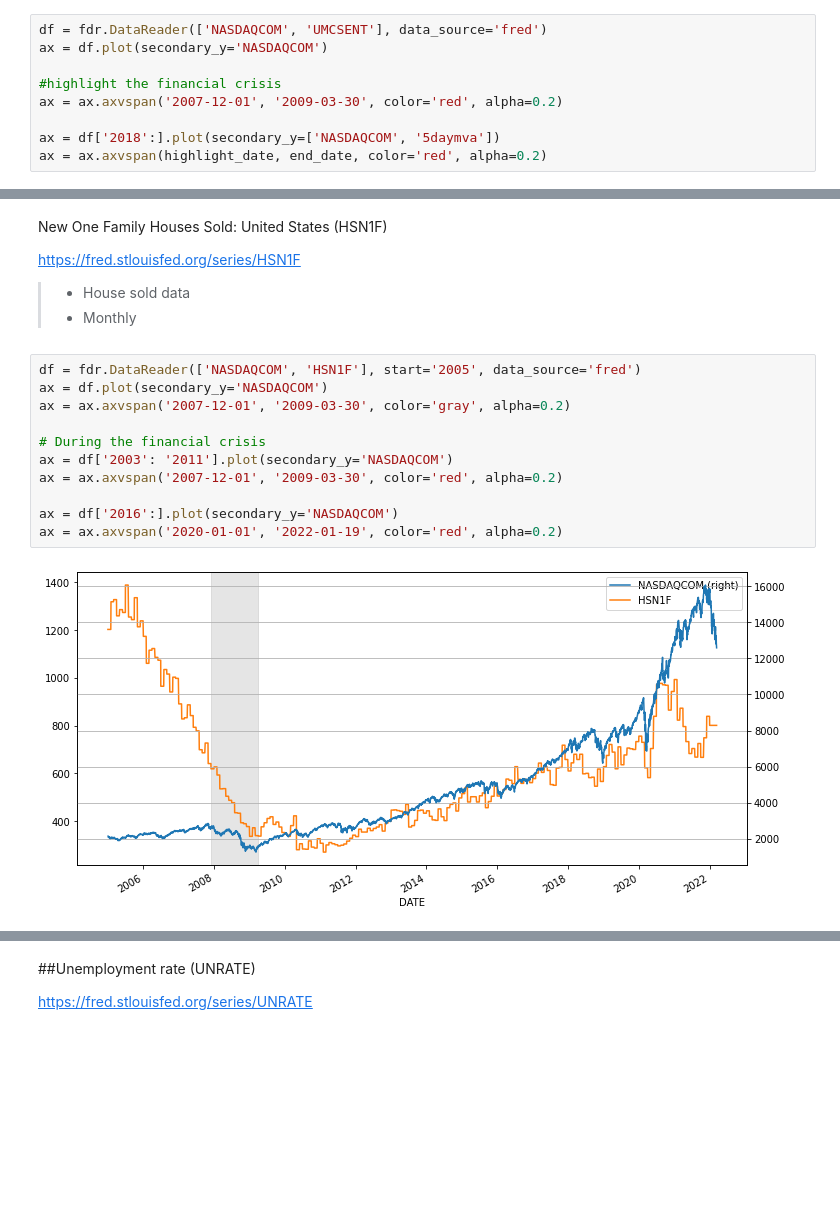
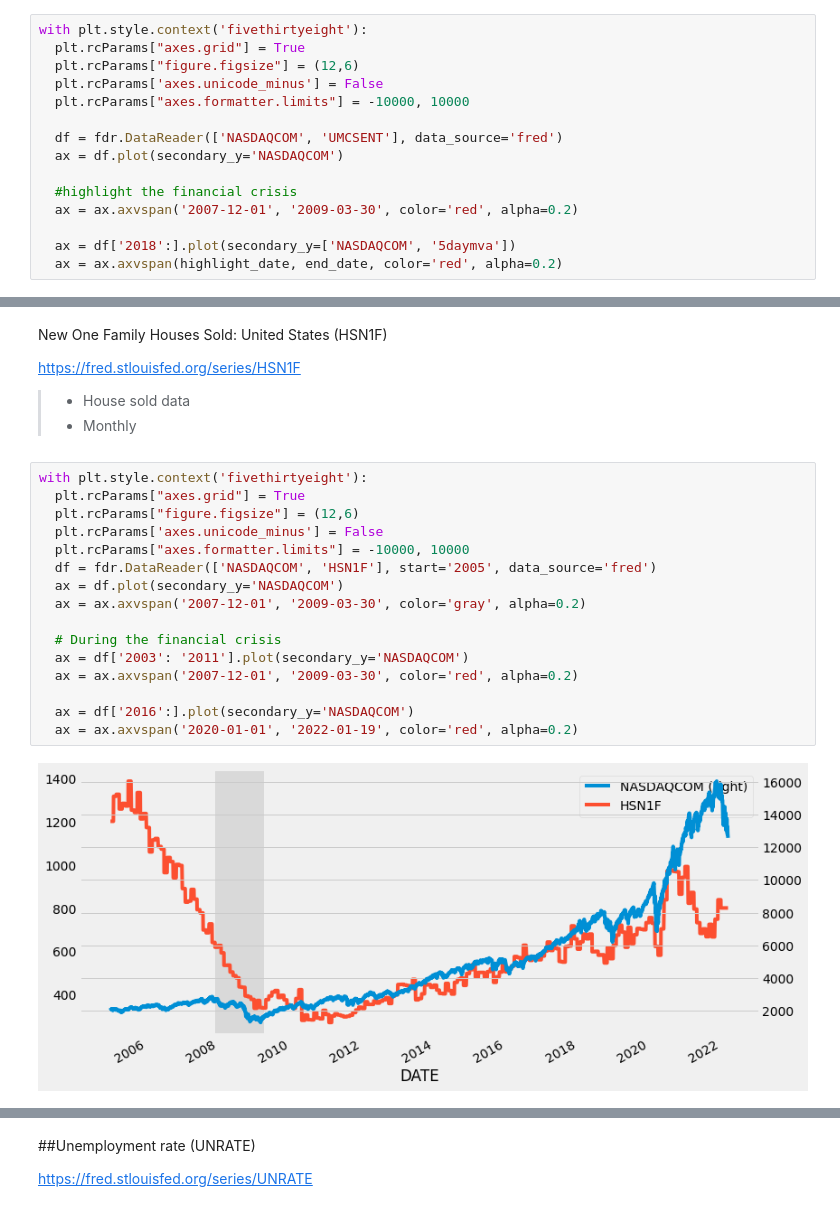
Before and after one commit to kimdesok/FinanceDataReader, a Jupyter notebook: EconomyLeadingIndex.ipynb, the cells around one changed output, grey strips where cells are left out. Cells and saved outputs as stored; diff of their text form; blank space fills up the shorter version.

```diff
--- a/EconomyLeadingIndex.ipynb
+++ b/EconomyLeadingIndex.ipynb
@@ -120,12 +128,18 @@ https://fred.stlouisfed.org/series/UMCSENT
 >* Peoples' sentiment on how the economy is going by Univ of Michigan Consumer Sentiment (UMCSENT)
 >* Monthly
 # %%
-df = fdr.DataReader(['NASDAQCOM', 'UMCSENT'], data_source='fred')
-ax = df.plot(secondary_y='NASDAQCOM')
+with plt.style.context('fivethirtyeight'):
+  plt.rcParams["axes.grid"] = True
+  plt.rcParams["figure.figsize"] = (12,6)
+  plt.rcParams['axes.unicode_minus'] = False
+  plt.rcParams["axes.formatter.limits"] = -10000, 10000
 
-#highlight the financial crisis
-ax = ax.axvspan('2007-12-01', '2009-03-30', color='red', alpha=0.2)
+  df = fdr.DataReader(['NASDAQCOM', 'UMCSENT'], data_source='fred')
+  ax = df.plot(secondary_y='NASDAQCOM')
 
-ax = df['2018':].plot(secondary_y=['NASDAQCOM', '5daymva'])
-ax = ax.axvspan(highlight_date, end_date, color='red', alpha=0.2)
+  #highlight the financial crisis
+  ax = ax.axvspan('2007-12-01', '2009-03-30', color='red', alpha=0.2)
+
+  ax = df['2018':].plot(secondary_y=['NASDAQCOM', '5daymva'])
+  ax = ax.axvspan(highlight_date, end_date, color='red', alpha=0.2)
 # %% [output]
@@ -140,15 +152,20 @@ https://fred.stlouisfed.org/series/HSN1F
 >* House sold data
 >* Monthly
 # %%
-df = fdr.DataReader(['NASDAQCOM', 'HSN1F'], start='2005', data_source='fred')
-ax = df.plot(secondary_y='NASDAQCOM')
-ax = ax.axvspan('2007-12-01', '2009-03-30', color='gray', alpha=0.2)
+with plt.style.context('fivethirtyeight'):
+  plt.rcParams["axes.grid"] = True
+  plt.rcParams["figure.figsize"] = (12,6)
+  plt.rcParams['axes.unicode_minus'] = False
+  plt.rcParams["axes.formatter.limits"] = -10000, 10000
+  df = fdr.DataReader(['NASDAQCOM', 'HSN1F'], start='2005', data_source='fred')
+  ax = df.plot(secondary_y='NASDAQCOM')
+  ax = ax.axvspan('2007-12-01', '2009-03-30', color='gray', alpha=0.2)
 
-# During the financial crisis
-ax = df['2003': '2011'].plot(secondary_y='NASDAQCOM')
-ax = ax.axvspan('2007-12-01', '2009-03-30', color='red', alpha=0.2)
+  # During the financial crisis
+  ax = df['2003': '2011'].plot(secondary_y='NASDAQCOM')
+  ax = ax.axvspan('2007-12-01', '2009-03-30', color='red', alpha=0.2)
 
-ax = df['2016':].plot(secondary_y='NASDAQCOM')
-ax = ax.axvspan('2020-01-01', '2022-01-19', color='red', alpha=0.2)
+  ax = df['2016':].plot(secondary_y='NASDAQCOM')
+  ax = ax.axvspan('2020-01-01', '2022-01-19', color='red', alpha=0.2)
 # %% [output]
-[figure, old version]
+[figure, new version]
```
Also changed, not shown: parts of 10 cells of this notebook.
